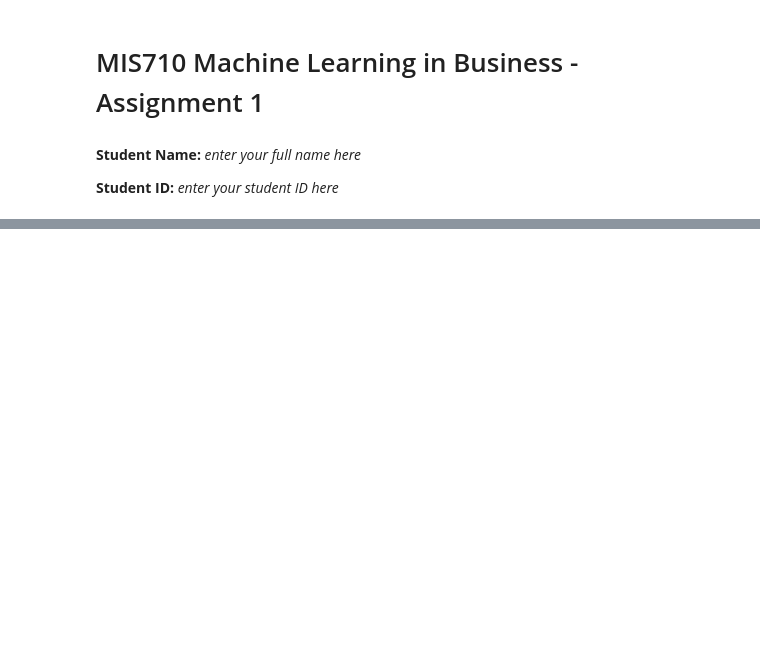
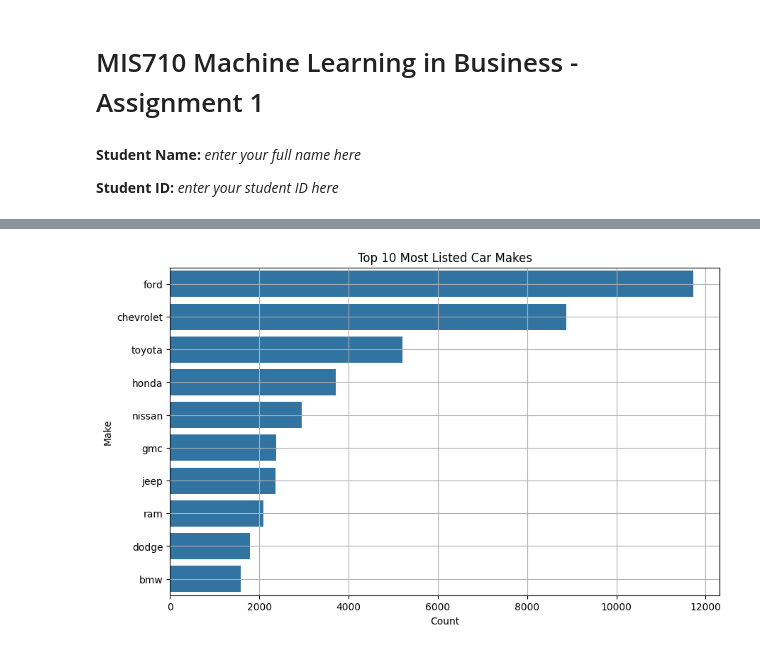
Before and after one commit to Studentuser7640/employee_attendence_AI, a Jupyter notebook: A1/MIS710 A1 Template T1 2023.ipynb, the cells around one changed output, grey strips where cells are left out. Cells and saved outputs as stored; diff of their text form; code cells hidden in the pictures; blank space fills up the shorter version.

```diff
--- a/A1/MIS710 A1 Template T1 2023.ipynb
+++ b/A1/MIS710 A1 Template T1 2023.ipynb
@@ -103,0 +137,10 @@ inspection.to_csv('results.csv')
+# %%
+plt.figure(figsize=(10, 6))
+top_makes = df['Make'].value_counts().head(10)
+sns.barplot(x=top_makes.values, y=top_makes.index)
+plt.title('Top 10 Most Listed Car Makes')
+plt.xlabel('Count')
+plt.grid(True)
+plt.show()
+# %% [output]
+[figure, added]
```
Also changed, not shown: parts of 30 cells of this notebook.
